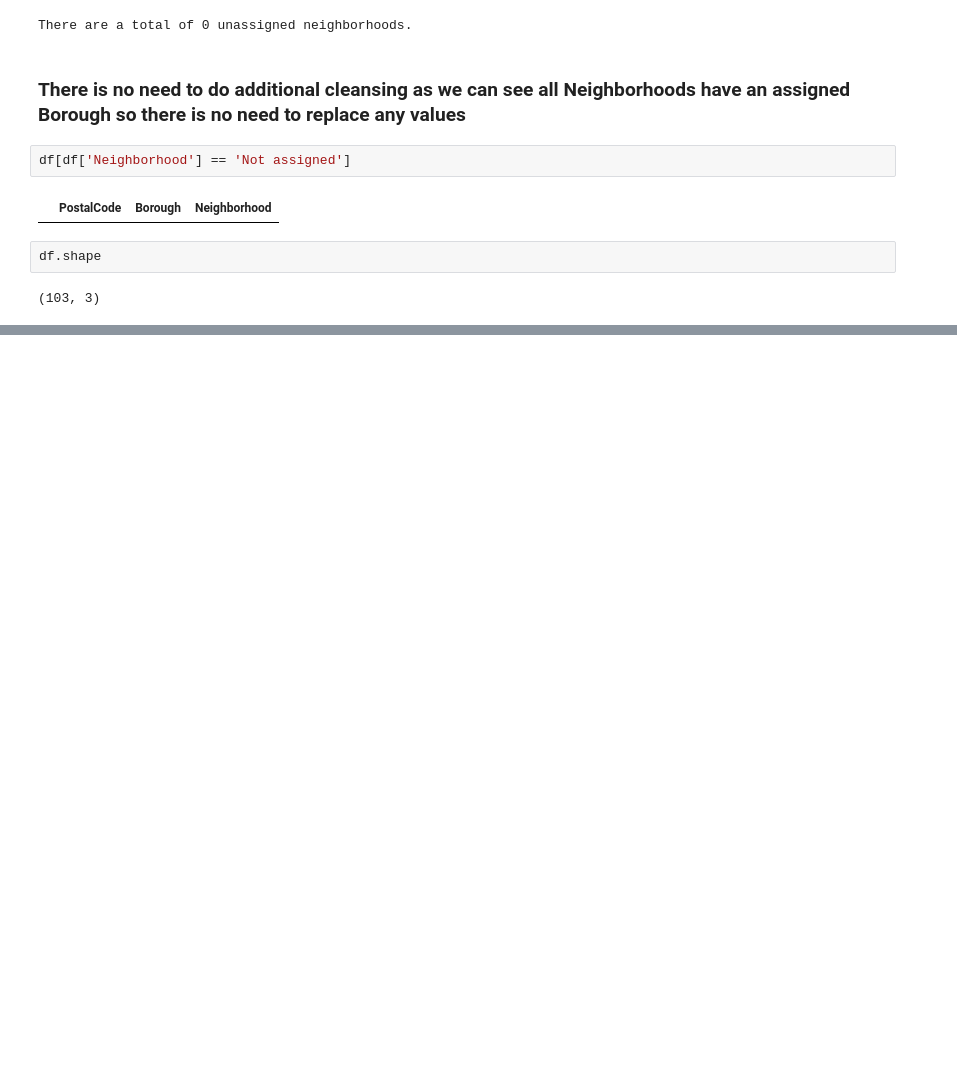
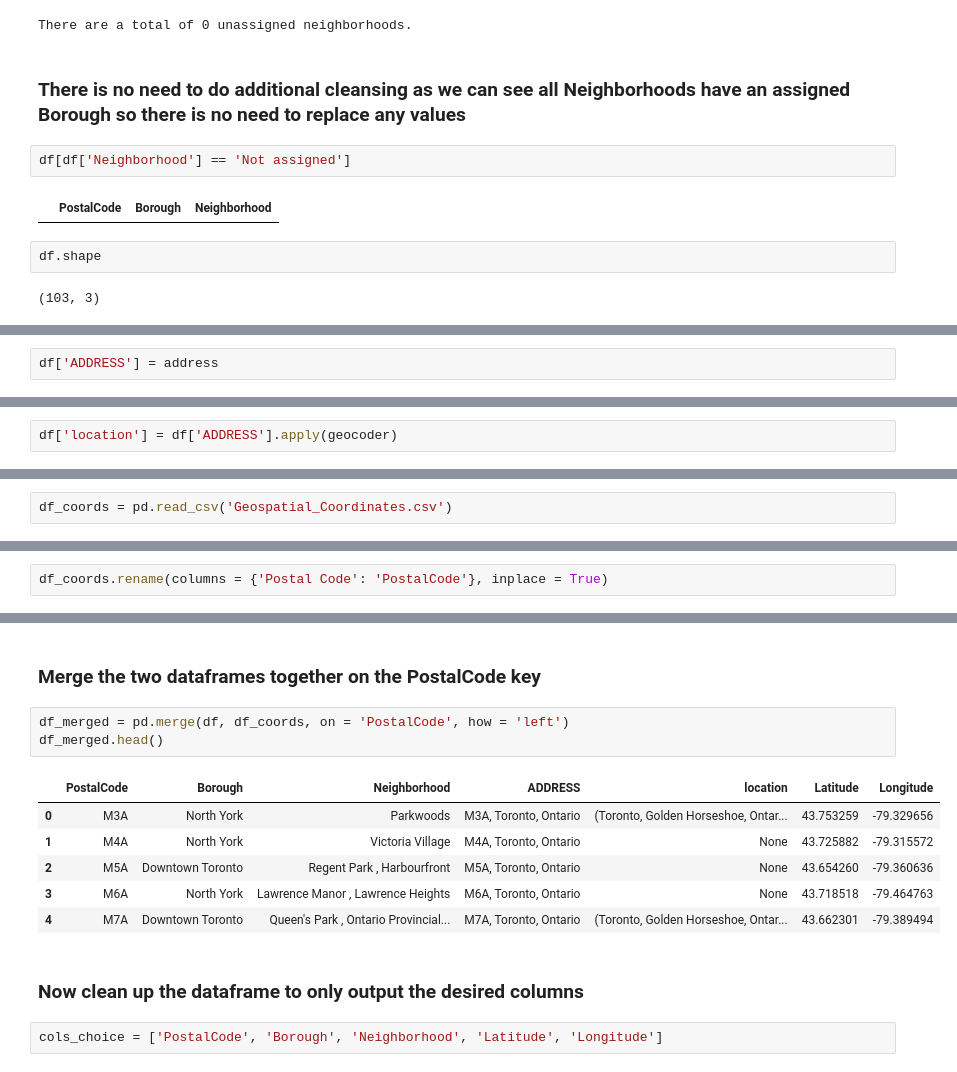
Before and after one commit to eusebiocastaneda/Coursera_Capstone, a Jupyter notebook: Toronto-Neighborhood-Clustering.ipynb, the cells around one changed output, grey strips where cells are left out. Saved outputs shown, nothing was run; the diff lists cells and outputs as text; blank space fills up the shorter version.

Commit message:
merged dataframe to include lat and lng values

```diff
--- a/Toronto-Neighborhood-Clustering.ipynb
+++ b/Toronto-Neighborhood-Clustering.ipynb
@@ -80,0 +114,2 @@ df.shape
+# %%
+df['ADDRESS'] = address
@@ -80,0 +127,2 @@ df.shape
+# %%
+df['location'] = df['ADDRESS'].apply(geocoder)
@@ -80,0 +158,2 @@ df.shape
+# %%
+df_coords = pd.read_csv('Geospatial_Coordinates.csv')
@@ -80,0 +171,2 @@ df.shape
+# %%
+df_coords.rename(columns = {'Postal Code': 'PostalCode'}, inplace = True)
@@ -80,0 +182,16 @@ df.shape
+# %% [markdown]
+### Merge the two dataframes together on the PostalCode key
+# %%
+df_merged = pd.merge(df, df_coords, on = 'PostalCode', how = 'left')
+df_merged.head()
+# %% [output]
+|  | PostalCode | Borough | Neighborhood | ADDRESS | location | Latitude | Longitude |
+| 0 | M3A | North York | Parkwoods | M3A, Toronto, Ontario | (Toronto, Golden Horseshoe, Ontar... | 43.753259 | -79.329656 |
+| 1 | M4A | North York | Victoria Village | M4A, Toronto, Ontario | None | 43.725882 | -79.315572 |
+| 2 | M5A | Downtown Toronto | Regent Park , Harbourfront | M5A, Toronto, Ontario | None | 43.654260 | -79.360636 |
+| 3 | M6A | North York | Lawrence Manor , Lawrence Heights | M6A, Toronto, Ontario | None | 43.718518 | -79.464763 |
+| 4 | M7A | Downtown Toronto | Queen's Park , Ontario Provincial... | M7A, Toronto, Ontario | (Toronto, Golden Horseshoe, Ontar... | 43.662301 | -79.389494 |
+# %% [markdown]
+### Now clean up the dataframe to only output the desired columns
+# %%
+cols_choice = ['PostalCode', 'Borough', 'Neighborhood', 'Latitude', 'Longitude']
```
Also changed, not shown: parts of 23 cells of this notebook.
